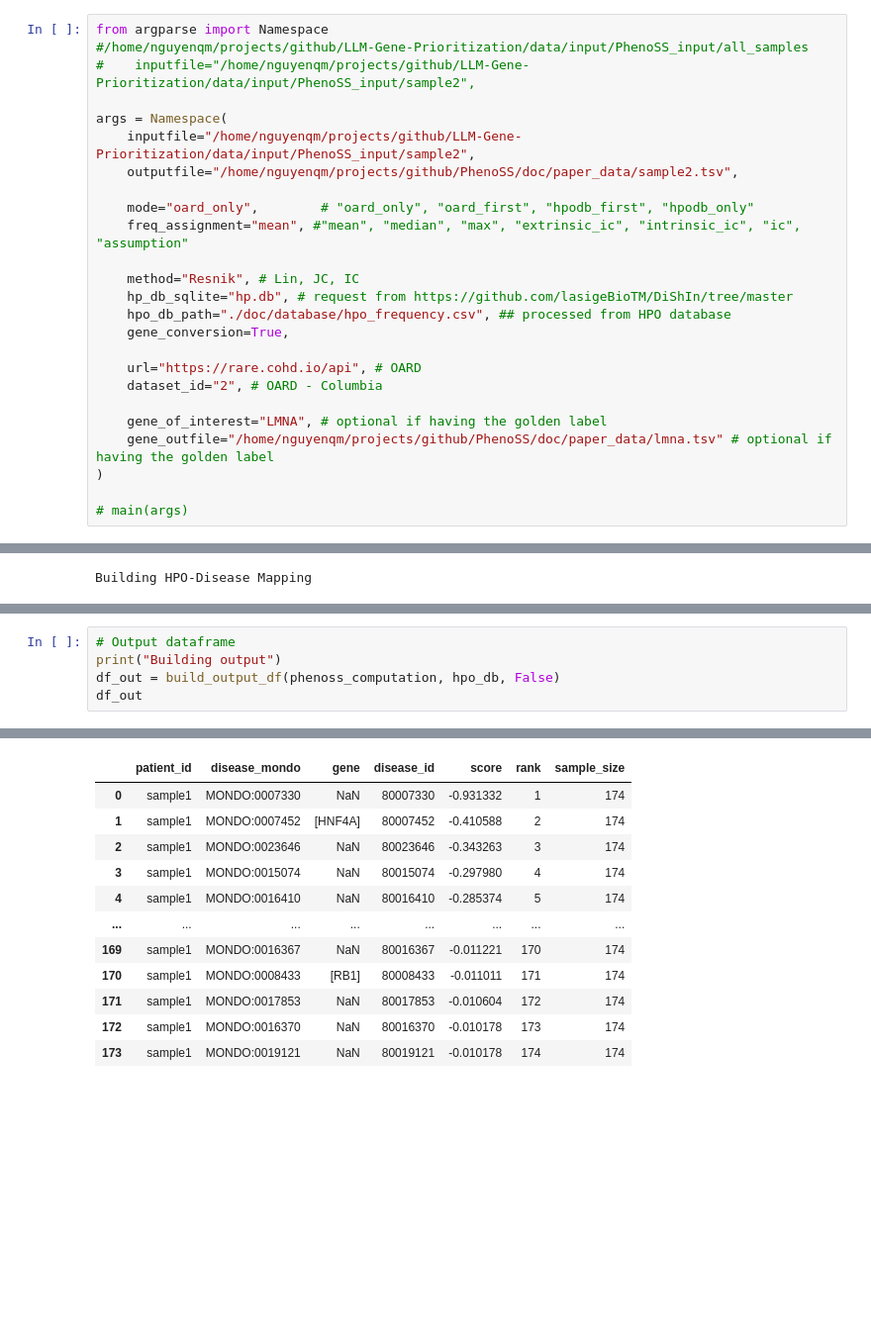
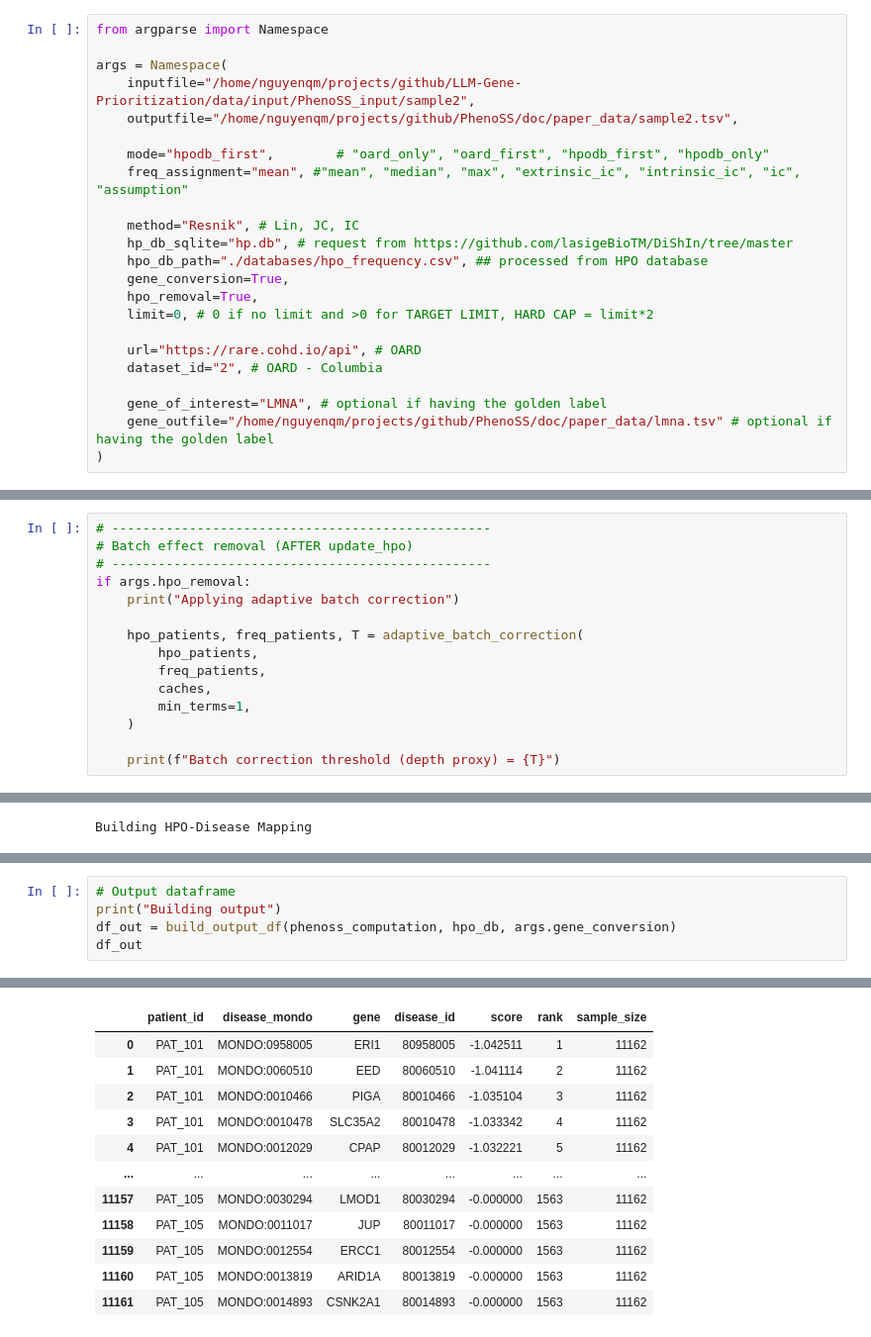
Before and after one commit to WGLab/PhenoSS, a Jupyter notebook: PhenoSS_Codebook.ipynb, the cells around one changed output, grey strips where cells are left out. Shown at 99% size. Drawn from its saved outputs; the diff is of its cells as text; blank space fills up the shorter version.

```diff
--- a/PhenoSS_Codebook.ipynb
+++ b/PhenoSS_Codebook.ipynb
@@ -626,19 +737,19 @@ def parse_args():
 # %%
 from argparse import Namespace
-#/home/nguyenqm/projects/github/LLM-Gene-Prioritization/data/input/PhenoSS_input/all_samples
-#    inputfile="/home/nguyenqm/projects/github/LLM-Gene-Prioritization/data/input/PhenoSS_input/sample2",
 
 args = Namespace(
     inputfile="/home/nguyenqm/projects/github/LLM-Gene-Prioritization/data/input/PhenoSS_input/sample2",
     outputfile="/home/nguyenqm/projects/github/PhenoSS/doc/paper_data/sample2.tsv",
 
-    mode="oard_only",        # "oard_only", "oard_first", "hpodb_first", "hpodb_only"
+    mode="hpodb_first",        # "oard_only", "oard_first", "hpodb_first", "hpodb_only"
     freq_assignment="mean", #"mean", "median", "max", "extrinsic_ic", "intrinsic_ic", "ic", "assumption"
 
     method="Resnik", # Lin, JC, IC
     hp_db_sqlite="hp.db", # request from https://github.com/lasigeBioTM/DiShIn/tree/master
-    hpo_db_path="./doc/database/hpo_frequency.csv", ## processed from HPO database
+    hpo_db_path="./databases/hpo_frequency.csv", ## processed from HPO database
     gene_conversion=True,
+    hpo_removal=True,
+    limit=0, # 0 if no limit and >0 for TARGET LIMIT, HARD CAP = limit*2
 
     url="https://rare.cohd.io/api", # OARD
     dataset_id="2", # OARD - Columbia
@@ -646,8 +757,6 @@ args = Namespace(
     gene_of_interest="LMNA", # optional if having the golden label
     gene_outfile="/home/nguyenqm/projects/github/PhenoSS/doc/paper_data/lmna.tsv" # optional if having the golden label
 )
-
-# main(args)
 # %%
 print("Initializing HPO Database")
 init_ssmpy(args.hp_db_sqlite)
@@ -703,6 +812,21 @@ print("Loading Patient Information")
 hpo_patients, freq_patients = load_patients(args.inputfile, update_fn=_update_fn)
 # %% [output]
 Loading Patient Information
+# %%
+# -------------------------------------------------
+# Batch effect removal (AFTER update_hpo)
+# -------------------------------------------------
+if args.hpo_removal:
+    print("Applying adaptive batch correction")
+
+    hpo_patients, freq_patients, T = adaptive_batch_correction(
+        hpo_patients,
+        freq_patients,
+        caches,
+        min_terms=1,
+    )
+
+    print(f"Batch correction threshold (depth proxy) = {T}")
 # %%
 # disease2freq / hpo2diseases
 if args.mode == "oard_first":
@@ -736,19 +864,19 @@ finished patient: sample1
 # %%
 # Output dataframe
 print("Building output")
-df_out = build_output_df(phenoss_computation, hpo_db, False)
+df_out = build_output_df(phenoss_computation, hpo_db, args.gene_conversion)
 df_out
 # %% [output]
 Building output
 |  | patient_id | disease_mondo | gene | disease_id | score | rank | sample_size |
-| 0 | sample1 | MONDO:0007330 | NaN | 80007330 | -0.931332 | 1 | 174 |
-| 1 | sample1 | MONDO:0007452 | [HNF4A] | 80007452 | -0.410588 | 2 | 174 |
-| 2 | sample1 | MONDO:0023646 | NaN | 80023646 | -0.343263 | 3 | 174 |
-| 3 | sample1 | MONDO:0015074 | NaN | 80015074 | -0.297980 | 4 | 174 |
-| 4 | sample1 | MONDO:0016410 | NaN | 80016410 | -0.285374 | 5 | 174 |
+| 0 | PAT_101 | MONDO:0958005 | ERI1 | 80958005 | -1.042511 | 1 | 11162 |
+| 1 | PAT_101 | MONDO:0060510 | EED | 80060510 | -1.041114 | 2 | 11162 |
+| 2 | PAT_101 | MONDO:0010466 | PIGA | 80010466 | -1.035104 | 3 | 11162 |
+| 3 | PAT_101 | MONDO:0010478 | SLC35A2 | 80010478 | -1.033342 | 4 | 11162 |
+| 4 | PAT_101 | MONDO:0012029 | CPAP | 80012029 | -1.032221 | 5 | 11162 |
 | ... | ... | ... | ... | ... | ... | ... | ... |
-| 169 | sample1 | MONDO:0016367 | NaN | 80016367 | -0.011221 | 170 | 174 |
-| 170 | sample1 | MONDO:0008433 | [RB1] | 80008433 | -0.011011 | 171 | 174 |
-| 171 | sample1 | MONDO:0017853 | NaN | 80017853 | -0.010604 | 172 | 174 |
-| 172 | sample1 | MONDO:0016370 | NaN | 80016370 | -0.010178 | 173 | 174 |
-| 173 | sample1 | MONDO:0019121 | NaN | 80019121 | -0.010178 | 174 | 174 |
+| 11157 | PAT_105 | MONDO:0030294 | LMOD1 | 80030294 | -0.000000 | 1563 | 11162 |
+| 11158 | PAT_105 | MONDO:0011017 | JUP | 80011017 | -0.000000 | 1563 | 11162 |
+| 11159 | PAT_105 | MONDO:0012554 | ERCC1 | 80012554 | -0.000000 | 1563 | 11162 |
+| 11160 | PAT_105 | MONDO:0013819 | ARID1A | 80013819 | -0.000000 | 1563 | 11162 |
+| 11161 | PAT_105 | MONDO:0014893 | CSNK2A1 | 80014893 | -0.000000 | 1563 | 11162 |
```
Also changed, not shown: parts of 4 cells of this notebook, 10 other files.
